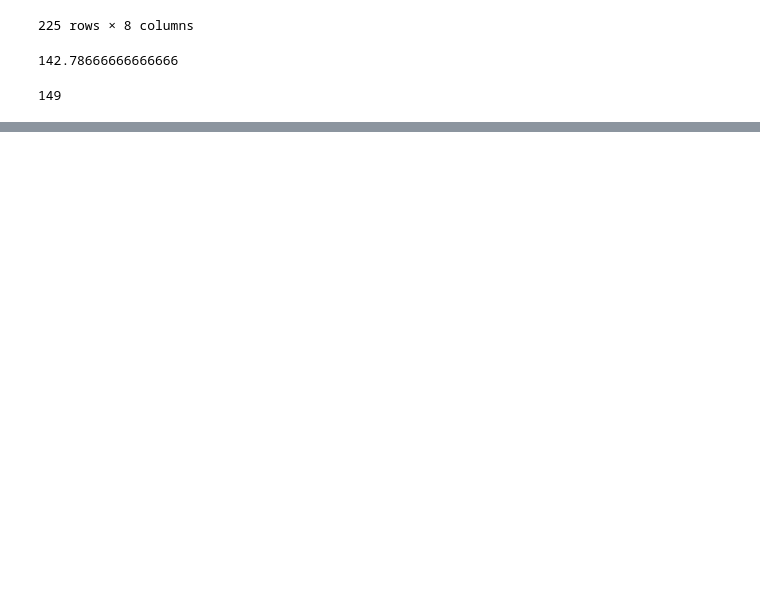
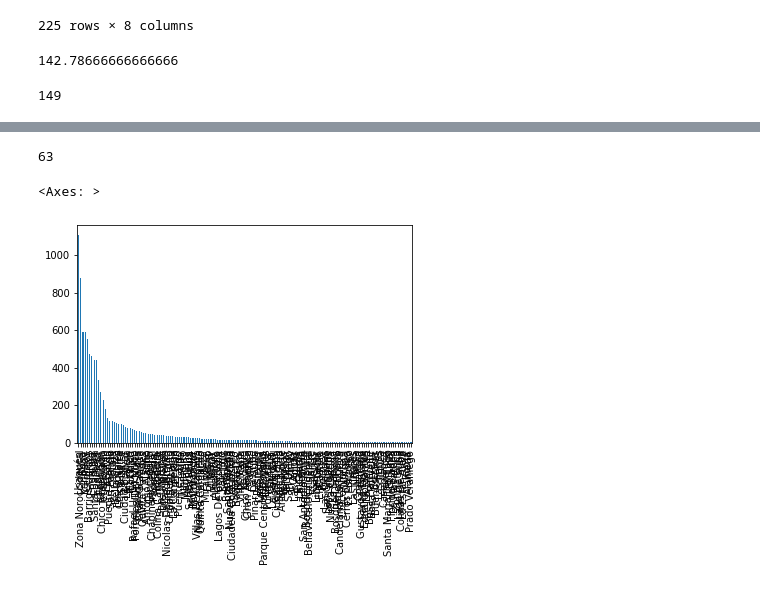
Before and after one commit to MatiasRuizSilva/Python-for-Data-Science, a Jupyter notebook: Inmersion_en_Datos_Clase_1.ipynb, the cells around one changed output, grey strips where cells are left out. Drawn from its saved outputs; the diff is of its cells as text; code cells hidden in the pictures; blank space fills up the shorter version.

```diff
--- a/Inmersion_en_Datos_Clase_1.ipynb
+++ b/Inmersion_en_Datos_Clase_1.ipynb
@@ -116,2 +131,10 @@ len(inmuebles.Barrio.value_counts())
 # %%
-len(inmuebles.Barrio.value_counts())
+len(inmuebles.UPZ.value_counts())
+# %% [output]
+63
+# %%
+inmuebles_barrio = inmuebles.Barrio.value_counts()
+inmuebles_barrio.plot.bar()
+# %% [output]
+<Axes: >
+[figure, added]
```
Also changed, not shown: parts of 4 cells of this notebook.
